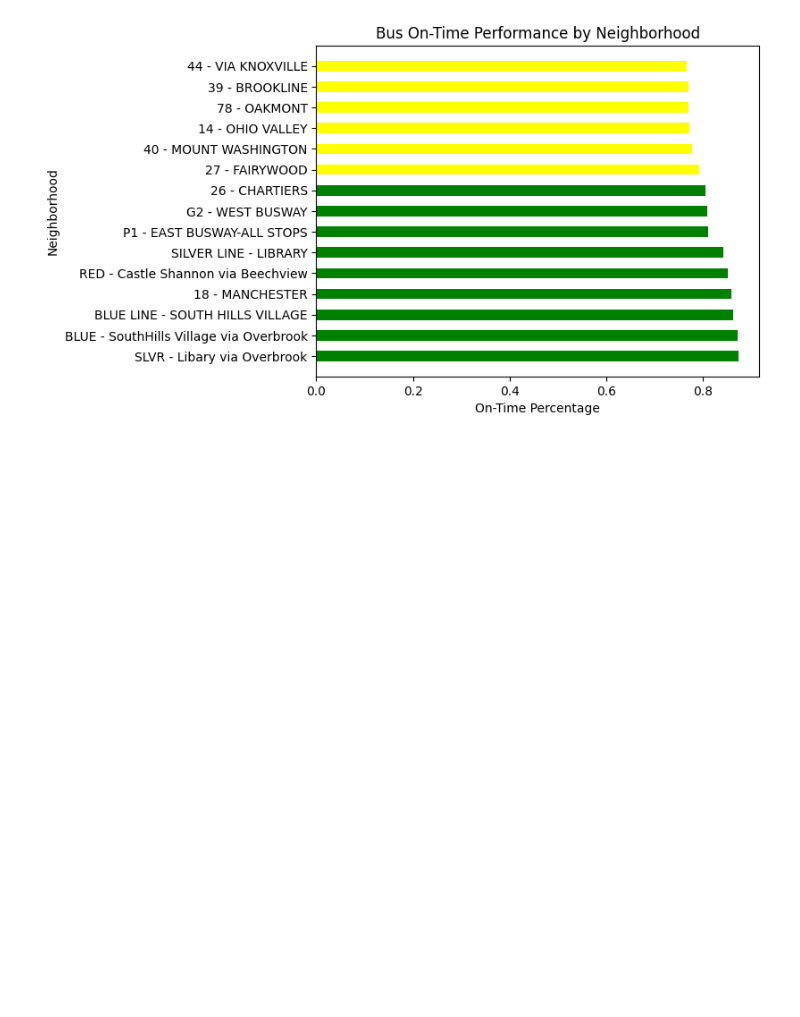
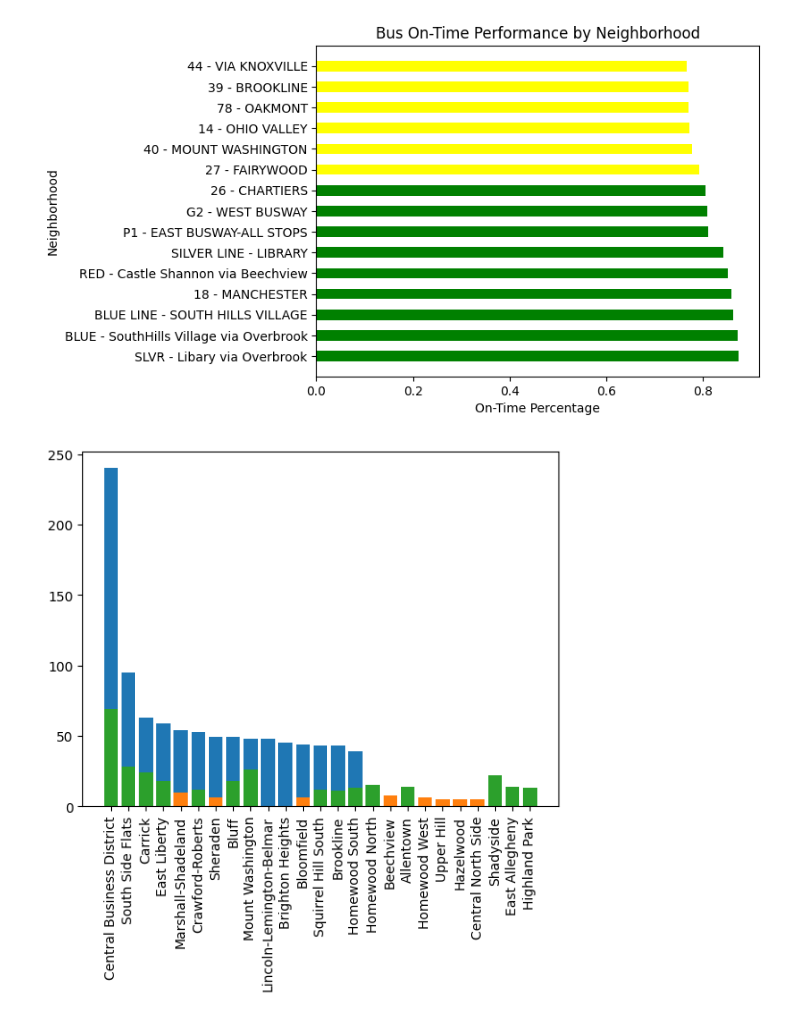
Before and after one commit to CMPINF-0010/Final-Project, a Jupyter notebook: final.ipynb, the cells around one changed output. Saved outputs shown, nothing was run; the diff lists cells and outputs as text; code cells hidden in the pictures; blank space fills up the shorter version.

```diff
--- a/final.ipynb
+++ b/final.ipynb
@@ -25,3 +25,30 @@ plt.ylabel('Neighborhood')
 plt.show()
 # %% [output]
 [figure]
+# %%
+data = pd.read_csv("datasets/crime.csv")
+crime_count = data["INCIDENTNEIGHBORHOOD"].value_counts()
+
+# The violent crimes array was generated with the help of ChatGPT-3.5 after providing it with the ouput of data["INCIDENTHIERARCHYDESC"].unique()
+violent_crimes = ['AGG-ASSAULT', 'AGG. INDECENT ASSAULT W/ UNCONSCIOUS PERSON', 'CRIMINAL HOMICIDE', 'INDECENT ASSAULT',
+                  'RAPE', 'RECKLESSLY ENDANGER ANOTH PER', 'ROBBERY', 'ROBBERY OF MOTOR VEHICLE', 'SEXUAL ASSAULT', 'SIMPLE ASSAULT']
+violent_data = data[data["INCIDENTHIERARCHYDESC"].isin(violent_crimes)]
+violent_crime_count = violent_data["INCIDENTNEIGHBORHOOD"].value_counts()
+
+# The money crimes array was generated with the help of ChatGPT-3.5 after providing it with the ouput of data["INCIDENTHIERARCHYDESC"].unique()
+money_crimes = ['BAD CHECKS', 'BURGLARY', 'CREDIT CARDS', 'FORGERY', 'FOUND PROPERTY', 'GAMBLING INVESTIGATION', 'LOST PROPERTY', 'RECEIVING STOLEN PROPERTY',
+                'RETSIL THEFT (SHOPLIFTING)', 'STOLEN PROPERTY - OTHER', 'THEFT', 'THEFT BY DECEPTION', 'THEFT BY EXTORTION', 'THEFT FROM AUTO', 'THEFT OF SERVICES']
+money_data = data[data["INCIDENTHIERARCHYDESC"].isin(money_crimes)]
+money_crime_count = money_data["INCIDENTNEIGHBORHOOD"].value_counts()
+
+other_data = data[~data["INCIDENTHIERARCHYDESC"].isin(violent_crimes + money_crimes)]
+other_crime_count = other_data["INCIDENTNEIGHBORHOOD"].value_counts()
+
+relevant_crime_data = [other_crime_count.nlargest(15), violent_crime_count.nlargest(15), money_crime_count.nlargest(15)]
+for d in relevant_crime_data:
+    plt.bar(d.index, d.values)
+
+plt.xticks(rotation=90)
+plt.show()
+# %% [output]
+[figure, added]
```
